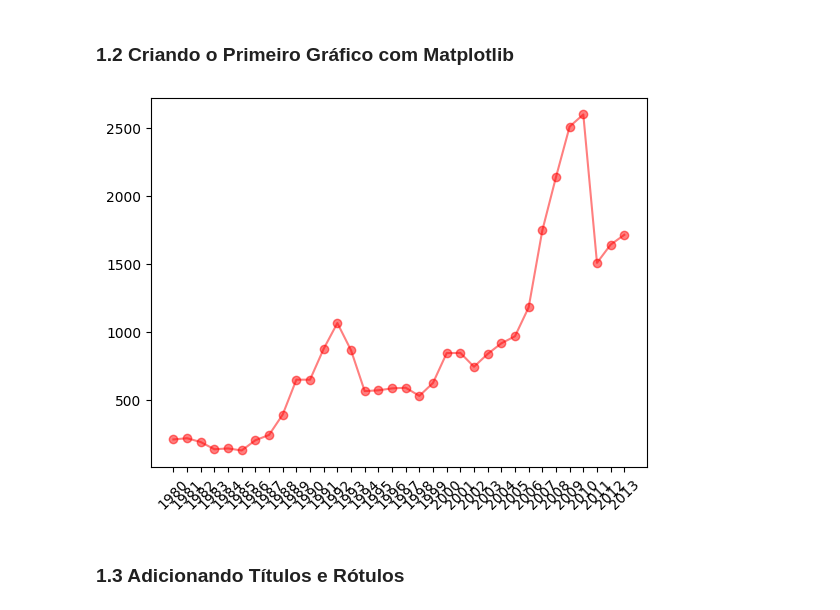
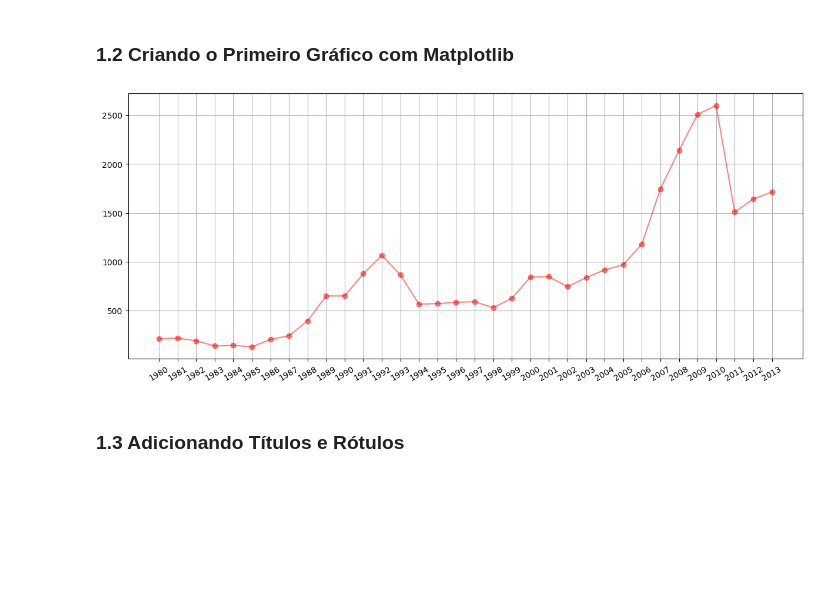
Before and after one commit to KaelDucatti/estudos-ds, a Jupyter notebook: data_visualization/01_criando_graficos_com_bibliotecas_py/conhecendo_matplotlib.ipynb, the cells around one changed output. Saved outputs shown, nothing was run; the diff lists cells and outputs as text; code cells hidden in the pictures; blank space fills up the shorter version.

```diff
--- a/data_visualization/01_criando_graficos_com_bibliotecas_py/conhecendo_matplotlib.ipynb
+++ b/data_visualization/01_criando_graficos_com_bibliotecas_py/conhecendo_matplotlib.ipynb
@@ -90,22 +90,36 @@ brasil.columns = ["ano", "imigrantes"]
 brasil
 # %% [markdown]
 ### 1.2 Criando o Primeiro Gráfico com Matplotlib
-# %%
-plt.plot(
-    brasil['ano'],
-    brasil['imigrantes'],
-    color='red',
-    linewidth=1.5,
-    alpha=0.5,
-    linestyle='-',
-    marker='o'
-)
-plt.xticks(
-    ticks=brasil['ano'],
-    rotation=45
-)
-plt.show()
-# %% [output]
-[figure, removed]
+# %%
+# Configura o tamanho da figura e ajusta automaticamente o layout
+plt.figure(
+    figsize=(12, 5),            # Define o tamanho da figura (largura x altura)
+    constrained_layout=True     # Ajusta automaticamente os elementos do layout para evitar sobreposição
+)
+
+# Plota os dados de imigração ao longo dos anos
+plt.plot(
+    brasil['ano'],              # Dados para o eixo x (anos)
+    brasil['imigrantes'],       # Dados para o eixo y (número de imigrantes)
+    color='red',                # Define a cor da linha como vermelha
+    linewidth=1.5,              # Define a espessura da linha
+    alpha=0.5,                  # Define a transparência da linha (50% opaco)
+    linestyle='-',              # Define o estilo da linha como sólida
+    marker='o'                  # Define o marcador de pontos como círculos
+)
+
+# Configura os rótulos do eixo x
+plt.xticks(
+    ticks=brasil['ano'],        # Define as posições dos rótulos no eixo x
+    rotation=30                 # Rotaciona os rótulos do eixo x em 30 graus para melhor legibilidade
+)
+
+# Adiciona uma grade ao gráfico para facilitar a visualização dos dados
+plt.grid(True)
+
+# Exibe o gráfico na tela
+plt.show()
+# %% [output]
+[figure, added]
 # %% [markdown]
 ### 1.3 Adicionando Títulos e Rótulos
```
